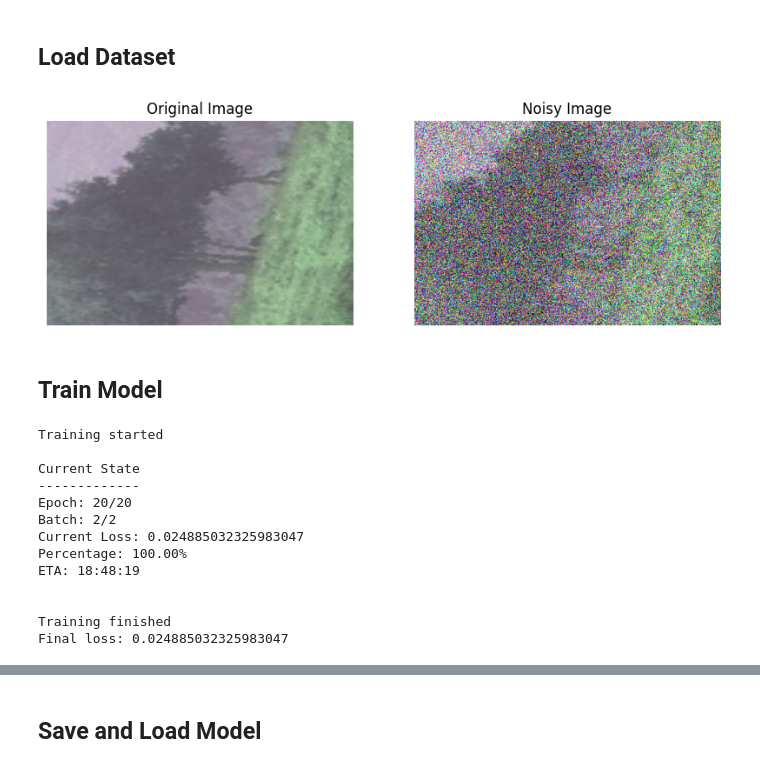
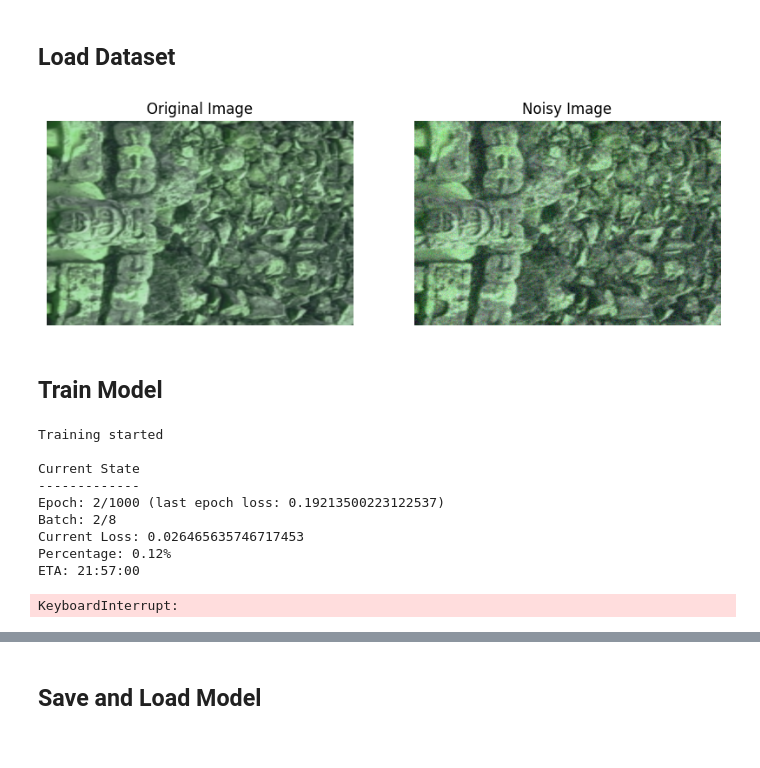
Before and after one commit to Joshlucpoll/industrial-vision, a Jupyter notebook: 2-CNN-model.ipynb, the cells around one changed output, grey strips where cells are left out. Saved outputs shown, nothing was run; the diff lists cells and outputs as text; code cells hidden in the pictures.

```diff
--- a/2-CNN-model.ipynb
+++ b/2-CNN-model.ipynb
@@ -97,13 +196,14 @@ class UNet(nn.Module):
 ## Define Data Loader
 # %%
 from torch.utils.data import Dataset, DataLoader
-from torchvision import transforms
 from PIL import Image
 import os
 
 import random as rand
 import torch
-from torchvision.transforms import functional as F
+from torchvision.transforms import v2 as transforms
+
+device = torch.device("cuda" if torch.cuda.is_available() else "cpu")
 
 class AddGaussianNoise(object):
     def __init__(self, random_interval):
@@ -125,16 +225,17 @@ class AddGaussianNoise(object):
             PIL.Image or torch.Tensor: Noised image
         """
         if isinstance(img, torch.Tensor):
-            noise = torch.normal(self.mean, self.std, img.size())
-            noisy_img_tensor = img + noise
+            noise = torch.normal(self.mean, self.std, img.size()).to(device)
+            noisy_img_tensor = img.to(device) + noise
             return torch.clamp(noisy_img_tensor, 0, 1)
 
         else:
             # Convert image to tensor, add noise, and convert back if the input is a PIL Image
-            img_tensor = F.to_tensor(img)
+            img_tensor = transforms.PILToTensor()(img)
             noise = torch.randn(img_tensor.size()) * self.std + self.mean
             noised_img = img_tensor + noise
-            return F.to_pil_image(noised_img)
+            noised_img = torch.clamp(noised_img, 0, 255)
+            return transforms.ToPILImage()(noised_img)
 
     def __repr__(self):
         return self.__class__.__name__ + '(mean={0}, std={1})'.format(self.mean, self.std)
@@ -155,7 +256,6 @@ class DenoisingDataset(Dataset):
             - transform (callable, optional): Optional transform to be applied on a sample.
         """
         dataset_split = 0.9
-        noise_levels = [5, 10, 15, 25, 35, 50]
         original_fnames = os.listdir(os.path.join(root_dir, "original_png"))
 
         dataset_fnames = (
@@ -191,7 +291,7 @@ class DenoisingDataset(Dataset):
         if self.transform:
             original_image = self.transform(original_image)
 
-        noise_transform = AddGaussianNoise((0.05, 0.5))
+        noise_transform = AddGaussianNoise((0.05, 0.4))
         noisy_image = noise_transform(original_image)
 
         return noisy_image, original_image
@@ -276,17 +385,19 @@ def test(model, dataloader, criterion):
 # %% [markdown]
 ## Load Dataset
 # %%
-from torchvision import transforms
+from torchvision.transforms import v2 as transforms
 
-transform = transforms.Compose(
+training_transform = transforms.Compose(
     [
+        transforms.ToTensor(),
         transforms.RandomHorizontalFlip(0.5),
         transforms.RandomVerticalFlip(0.5),
+        transforms.ScaleJitter((320, 480), (0.9, 1)),
         transforms.RandomOrder(
             [
-                transforms.ColorJitter(brightness=(0.5, 1.5)),
-                transforms.ColorJitter(contrast=(0.5, 1.5)),
-                transforms.ColorJitter(saturation=(0.5, 1.5)),
+                transforms.ColorJitter(brightness=(0.75, 1.25)),
+                transforms.ColorJitter(contrast=(0.75, 1.25)),
+                transforms.ColorJitter(saturation=(0.75, 1.25)),
                 transforms.ColorJitter(hue=(-0.2, 0.2)),
             ]
         ),
@@ -305,45 +416,57 @@ transform = transforms.Compose(
                 ),
                 transforms.RandomResizedCrop((320, 480), (0.5, 1)),
             ]
         ),
-        transforms.ToTensor(),
     ]
 )
 
-training_dataset = DenoisingDataset(root_dir="CBSD68", transform=transform, train=True)
-test_dataset = DenoisingDataset(root_dir="CBSD68", transform=transform, train=False)
+test_tranforms = transforms.Compose(
+    [
+        transforms.ToTensor(),
+        transforms.Resize((320, 480)),
+    ]
+)
+
+# transform = transforms.ScaleJitter((320, 480))
+
+training_dataset = DenoisingDataset(
+    root_dir="CBSD68", transform=training_transform, train=True
+)
+test_dataset = DenoisingDataset(
+    root_dir="CBSD68", transform=test_tranforms, train=False
+)
 
 import matplotlib.pyplot as plt
 
 # Assuming dataset is the instance of AdjustedDenoisingDataset
 noisy_image, original_image = training_dataset[
     rand.randint(0, len(training_dataset) - 1)
 ]
 
 # Convert the tensors to PIL images
 noisy_image_pil = transforms.ToPILImage()(noisy_image)
 original_image_pil = transforms.ToPILImage()(original_image)
 
 # Display the images
 fig, axes = plt.subplots(1, 2, figsize=(10, 5))
 axes[0].imshow(original_image_pil)
 axes[0].set_title("Original Image")
 axes[0].axis("off")
 axes[1].imshow(noisy_image_pil)
 axes[1].set_title("Noisy Image")
 axes[1].axis("off")
 
 plt.show()
 # %% [output]
-[figure, old version]
+[figure, new version]
 # %% [markdown]
 ## Train Model
 # %%
 import torch.optim as optim
 
-num_epochs = 20
-batch_size = 32
-lr = 0.0005
+num_epochs = 1000
+batch_size = 8
+lr = 0.005
 
 model = UNet(n_channels=3, n_classes=3)
 dataloader = DataLoader(training_dataset, batch_size=batch_size, shuffle=True)
@@ -356,12 +479,9 @@ Training started
 
 Current State
 -------------
-Epoch: 20/20
-Batch: 2/2
-Current Loss: 0.024885032325983047
-Percentage: 100.00%
-ETA: 18:48:19
-
-
-Training finished
-Final loss: 0.024885032325983047
+Epoch: 2/1000 (last epoch loss: 0.19213500223122537)
+Batch: 2/8
+Current Loss: 0.026465635746717453
+Percentage: 0.12%
+ETA: 21:57:00
+KeyboardInterrupt:
```
Also changed, not shown: parts of 10 cells of this notebook, 1 other file.
